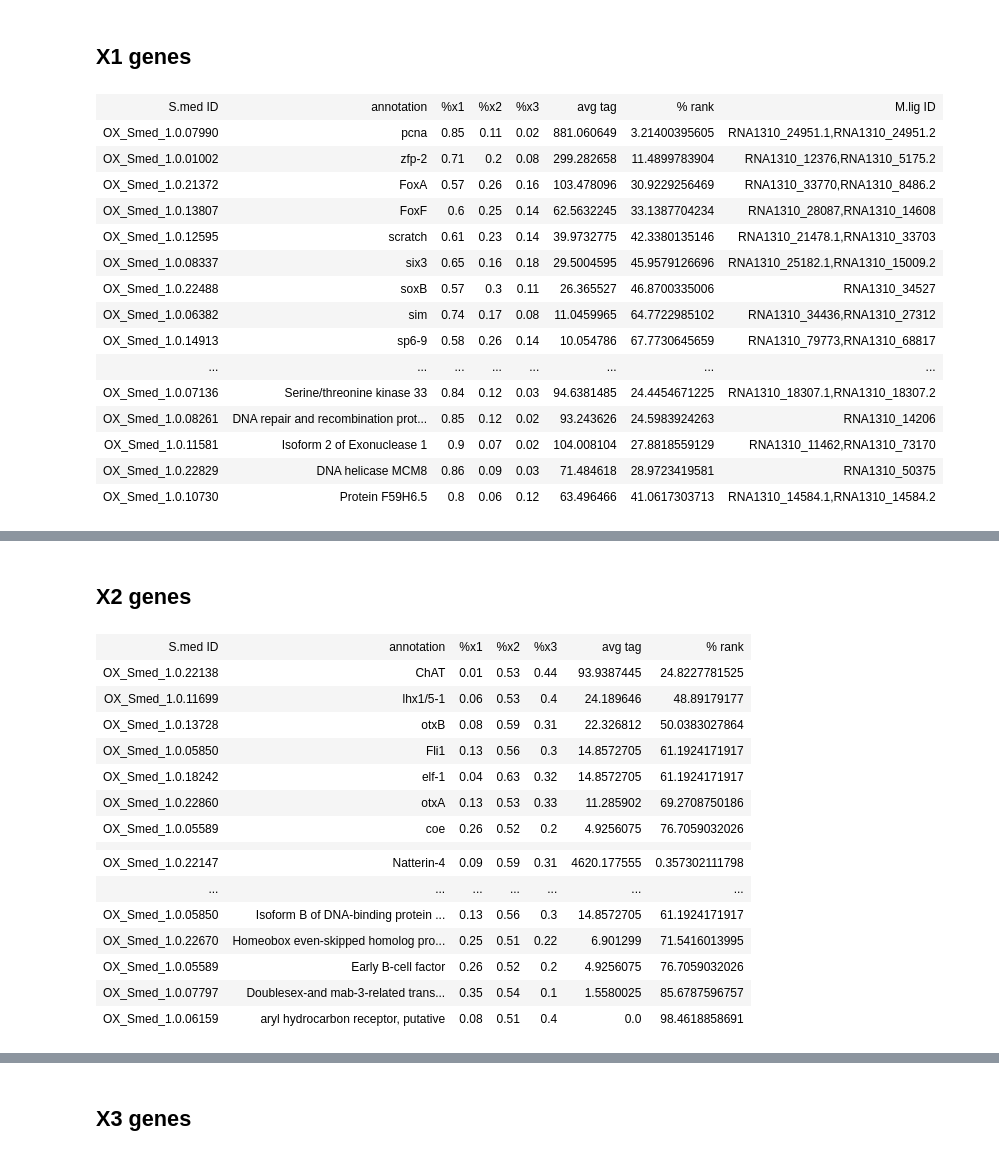
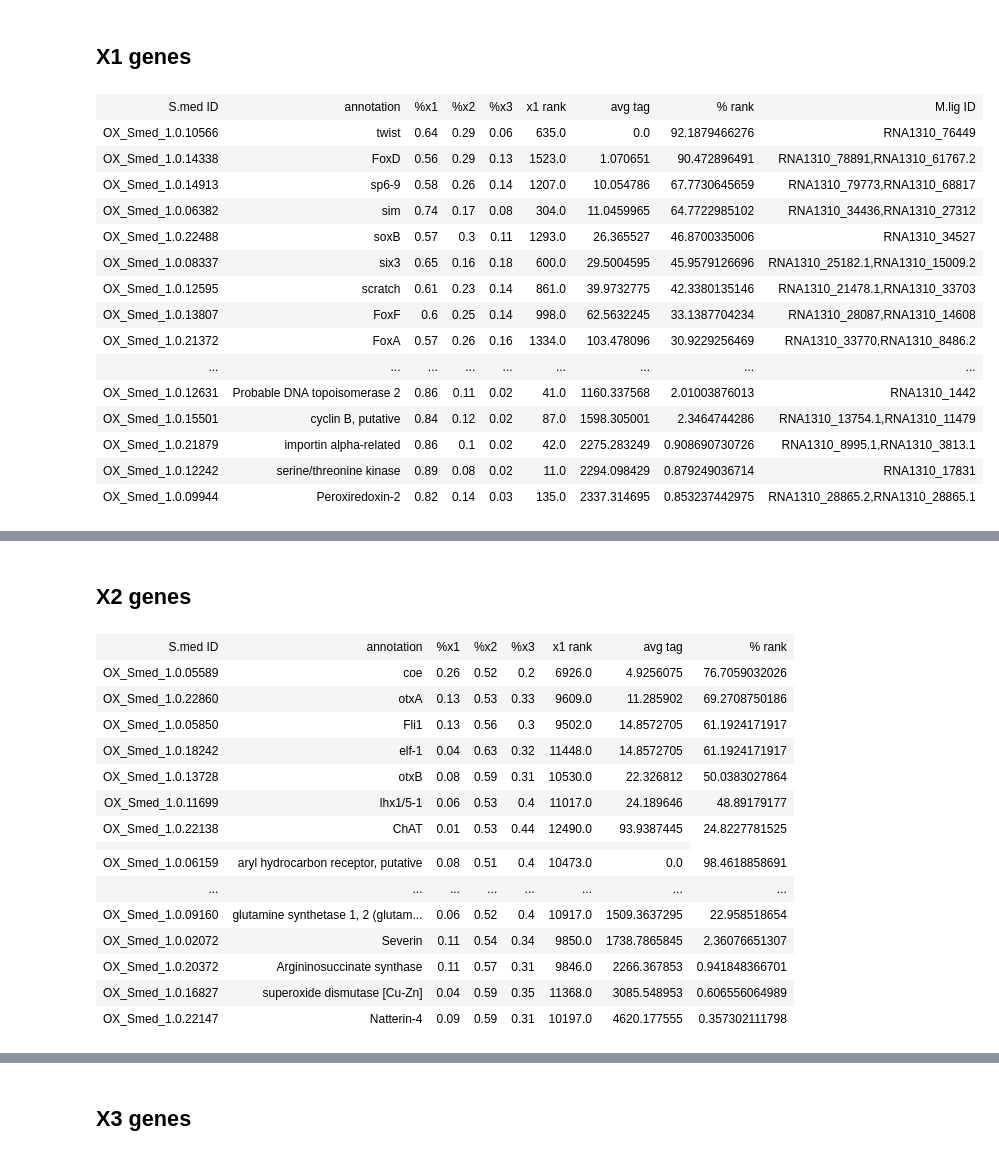
Before and after one commit to damiankao/mlig-regeneration-transcriptome, a Jupyter notebook: 000_smed-mlig-ortho.ipynb, the cells around one changed output, grey strips where cells are left out. Drawn from its saved outputs; the diff is of its cells as text; code cells hidden in the pictures.

```diff
--- a/000_smed-mlig-ortho.ipynb
+++ b/000_smed-mlig-ortho.ipynb
@@ -204,50 +206,52 @@ for tid, name in known.items():
             if tid in propTids:
                 row.append(prop[prop['tid'] == tid]['x1'].values[0])
                 row.append(prop[prop['tid'] == tid]['x2'].values[0])
                 row.append(prop[prop['tid'] == tid]['x3'].values[0])
+                row.append(prop[prop['tid'] == tid]['x1 rank'].values[0])
             row.extend(getCountStat(tid))
             row.append(','.join([x[0] for x in recip2hits[tid]]))
             x1Table.append(row)
 
 x1Table.sort(key = lambda x : x[6])
 
 x1Unknown = []
 count = 0
 for tid in x1Maj['tid']:
     if anno.has_key(tid) and recip2hits.has_key(tid) and tid in propTids:
         row = [tid,anno[tid][0][0]]
         row.append(prop[prop['tid'] == tid]['x1'].values[0])
         row.append(prop[prop['tid'] == tid]['x2'].values[0])
         row.append(prop[prop['tid'] == tid]['x3'].values[0])
+        row.append(prop[prop['tid'] == tid]['x1 rank'].values[0])
         row.extend(getCountStat(tid))
         row.append(','.join([x[0] for x in recip2hits[tid]]))
         x1Unknown.append(row)
         count += 1
     if count + len(x1Table) == 50:
         break
 
 x1Unknown.sort(key = lambda x : x[6])
 x1Table.append(['','','','','','',''])
 x1Table.extend(x1Unknown)
-x1Table.insert(0,['S.med ID','annotation','%x1','%x2','%x3','avg tag','% rank','M.lig ID'])
+x1Table.insert(0,['S.med ID','annotation','%x1','%x2','%x3','x1 rank','avg tag','% rank','M.lig ID'])
 x1Table
 # %% [output]
-| S.med ID | annotation | %x1 | %x2 | %x3 | avg tag | % rank | M.lig ID |
-| OX_Smed_1.0.07990 | pcna | 0.85 | 0.11 | 0.02 | 881.060649 | 3.21400395605 | RNA1310_24951.1,RNA1310_24951.2 |
-| OX_Smed_1.0.01002 | zfp-2 | 0.71 | 0.2 | 0.08 | 299.282658 | 11.4899783904 | RNA1310_12376,RNA1310_5175.2 |
-| OX_Smed_1.0.21372 | FoxA | 0.57 | 0.26 | 0.16 | 103.478096 | 30.9229256469 | RNA1310_33770,RNA1310_8486.2 |
-| OX_Smed_1.0.13807 | FoxF | 0.6 | 0.25 | 0.14 | 62.5632245 | 33.1387704234 | RNA1310_28087,RNA1310_14608 |
-| OX_Smed_1.0.12595 | scratch | 0.61 | 0.23 | 0.14 | 39.9732775 | 42.3380135146 | RNA1310_21478.1,RNA1310_33703 |
-| OX_Smed_1.0.08337 | six3 | 0.65 | 0.16 | 0.18 | 29.5004595 | 45.9579126696 | RNA1310_25182.1,RNA1310_15009.2 |
-| OX_Smed_1.0.22488 | soxB | 0.57 | 0.3 | 0.11 | 26.365527 | 46.8700335006 | RNA1310_34527 |
-| OX_Smed_1.0.06382 | sim | 0.74 | 0.17 | 0.08 | 11.0459965 | 64.7722985102 | RNA1310_34436,RNA1310_27312 |
-| OX_Smed_1.0.14913 | sp6-9 | 0.58 | 0.26 | 0.14 | 10.054786 | 67.7730645659 | RNA1310_79773,RNA1310_68817 |
-| ... | ... | ... | ... | ... | ... | ... | ... |
-| OX_Smed_1.0.07136 | Serine/threonine kinase 33 | 0.84 | 0.12 | 0.03 | 94.6381485 | 24.4454671225 | RNA1310_18307.1,RNA1310_18307.2 |
-| OX_Smed_1.0.08261 | DNA repair and recombination prot... | 0.85 | 0.12 | 0.02 | 93.243626 | 24.5983924263 | RNA1310_14206 |
-| OX_Smed_1.0.11581 | Isoform 2 of Exonuclease 1 | 0.9 | 0.07 | 0.02 | 104.008104 | 27.8818559129 | RNA1310_11462,RNA1310_73170 |
-| OX_Smed_1.0.22829 | DNA helicase MCM8 | 0.86 | 0.09 | 0.03 | 71.484618 | 28.9723419581 | RNA1310_50375 |
-| OX_Smed_1.0.10730 | Protein F59H6.5 | 0.8 | 0.06 | 0.12 | 63.496466 | 41.0617303713 | RNA1310_14584.1,RNA1310_14584.2 |
+| S.med ID | annotation | %x1 | %x2 | %x3 | x1 rank | avg tag | % rank | M.lig ID |
+| OX_Smed_1.0.10566 | twist | 0.64 | 0.29 | 0.06 | 635.0 | 0.0 | 92.1879466276 | RNA1310_76449 |
+| OX_Smed_1.0.14338 | FoxD | 0.56 | 0.29 | 0.13 | 1523.0 | 1.070651 | 90.472896491 | RNA1310_78891,RNA1310_61767.2 |
+| OX_Smed_1.0.14913 | sp6-9 | 0.58 | 0.26 | 0.14 | 1207.0 | 10.054786 | 67.7730645659 | RNA1310_79773,RNA1310_68817 |
+| OX_Smed_1.0.06382 | sim | 0.74 | 0.17 | 0.08 | 304.0 | 11.0459965 | 64.7722985102 | RNA1310_34436,RNA1310_27312 |
+| OX_Smed_1.0.22488 | soxB | 0.57 | 0.3 | 0.11 | 1293.0 | 26.365527 | 46.8700335006 | RNA1310_34527 |
+| OX_Smed_1.0.08337 | six3 | 0.65 | 0.16 | 0.18 | 600.0 | 29.5004595 | 45.9579126696 | RNA1310_25182.1,RNA1310_15009.2 |
+| OX_Smed_1.0.12595 | scratch | 0.61 | 0.23 | 0.14 | 861.0 | 39.9732775 | 42.3380135146 | RNA1310_21478.1,RNA1310_33703 |
+| OX_Smed_1.0.13807 | FoxF | 0.6 | 0.25 | 0.14 | 998.0 | 62.5632245 | 33.1387704234 | RNA1310_28087,RNA1310_14608 |
+| OX_Smed_1.0.21372 | FoxA | 0.57 | 0.26 | 0.16 | 1334.0 | 103.478096 | 30.9229256469 | RNA1310_33770,RNA1310_8486.2 |
+| ... | ... | ... | ... | ... | ... | ... | ... | ... |
+| OX_Smed_1.0.12631 | Probable DNA topoisomerase 2 | 0.86 | 0.11 | 0.02 | 41.0 | 1160.337568 | 2.01003876013 | RNA1310_1442 |
+| OX_Smed_1.0.15501 | cyclin B, putative | 0.84 | 0.12 | 0.02 | 87.0 | 1598.305001 | 2.3464744286 | RNA1310_13754.1,RNA1310_11479 |
+| OX_Smed_1.0.21879 | importin alpha-related | 0.86 | 0.1 | 0.02 | 42.0 | 2275.283249 | 0.908690730726 | RNA1310_8995.1,RNA1310_3813.1 |
+| OX_Smed_1.0.12242 | serine/threonine kinase | 0.89 | 0.08 | 0.02 | 11.0 | 2294.098429 | 0.879249036714 | RNA1310_17831 |
+| OX_Smed_1.0.09944 | Peroxiredoxin-2 | 0.82 | 0.14 | 0.03 | 135.0 | 2337.314695 | 0.853237442975 | RNA1310_28865.2,RNA1310_28865.1 |
 # %%
 HTML(textarea('x1 list','\n'.join(['\t'.join([str(x) for x in line]) for line in x1Table])))
 # %% [output]
@@ -264,6 +268,7 @@ for tid, name in known.items():
                 row.append(prop[prop['tid'] == tid]['x1'].values[0])
                 row.append(prop[prop['tid'] == tid]['x2'].values[0])
                 row.append(prop[prop['tid'] == tid]['x3'].values[0])
+                row.append(prop[prop['tid'] == tid]['x1 rank'].values[0])
             row.extend(getCountStat(tid))
             x2Table.append(row)
 
@@ -277,6 +282,7 @@ for tid in x2Maj['tid']:
         row.append(prop[prop['tid'] == tid]['x1'].values[0])
         row.append(prop[prop['tid'] == tid]['x2'].values[0])
         row.append(prop[prop['tid'] == tid]['x3'].values[0])
+        row.append(prop[prop['tid'] == tid]['x1 rank'].values[0])
         row.extend(getCountStat(tid))
         x2Unknown.append(row)
         count += 1
@@ -286,25 +292,25 @@ for tid in x2Maj['tid']:
 x2Unknown.sort(key = lambda x : x[6])
 x2Table.append(['','','','','','',''])
 x2Table.extend(x2Unknown)
-x2Table.insert(0,['S.med ID','annotation','%x1','%x2','%x3','avg tag','% rank'])
+x2Table.insert(0,['S.med ID','annotation','%x1','%x2','%x3','x1 rank','avg tag','% rank'])
 x2Table
 # %% [output]
-| S.med ID | annotation | %x1 | %x2 | %x3 | avg tag | % rank |
-| OX_Smed_1.0.22138 | ChAT | 0.01 | 0.53 | 0.44 | 93.9387445 | 24.8227781525 |
-| OX_Smed_1.0.11699 | lhx1/5-1 | 0.06 | 0.53 | 0.4 | 24.189646 | 48.89179177 |
-| OX_Smed_1.0.13728 | otxB | 0.08 | 0.59 | 0.31 | 22.326812 | 50.0383027864 |
-| OX_Smed_1.0.05850 | Fli1 | 0.13 | 0.56 | 0.3 | 14.8572705 | 61.1924171917 |
-| OX_Smed_1.0.18242 | elf-1 | 0.04 | 0.63 | 0.32 | 14.8572705 | 61.1924171917 |
-| OX_Smed_1.0.22860 | otxA | 0.13 | 0.53 | 0.33 | 11.285902 | 69.2708750186 |
-| OX_Smed_1.0.05589 | coe | 0.26 | 0.52 | 0.2 | 4.9256075 | 76.7059032026 |
+| S.med ID | annotation | %x1 | %x2 | %x3 | x1 rank | avg tag | % rank |
+| OX_Smed_1.0.05589 | coe | 0.26 | 0.52 | 0.2 | 6926.0 | 4.9256075 | 76.7059032026 |
+| OX_Smed_1.0.22860 | otxA | 0.13 | 0.53 | 0.33 | 9609.0 | 11.285902 | 69.2708750186 |
+| OX_Smed_1.0.05850 | Fli1 | 0.13 | 0.56 | 0.3 | 9502.0 | 14.8572705 | 61.1924171917 |
+| OX_Smed_1.0.18242 | elf-1 | 0.04 | 0.63 | 0.32 | 11448.0 | 14.8572705 | 61.1924171917 |
+| OX_Smed_1.0.13728 | otxB | 0.08 | 0.59 | 0.31 | 10530.0 | 22.326812 | 50.0383027864 |
+| OX_Smed_1.0.11699 | lhx1/5-1 | 0.06 | 0.53 | 0.4 | 11017.0 | 24.189646 | 48.89179177 |
+| OX_Smed_1.0.22138 | ChAT | 0.01 | 0.53 | 0.44 | 12490.0 | 93.9387445 | 24.8227781525 |
 |  |  |  |  |  |  |  |
-| OX_Smed_1.0.22147 | Natterin-4 | 0.09 | 0.59 | 0.31 | 4620.177555 | 0.357302111798 |
-| ... | ... | ... | ... | ... | ... | ... |
-| OX_Smed_1.0.05850 | Isoform B of DNA-binding protein ... | 0.13 | 0.56 | 0.3 | 14.8572705 | 61.1924171917 |
-| OX_Smed_1.0.22670 | Homeobox even-skipped homolog pro... | 0.25 | 0.51 | 0.22 | 6.901299 | 71.5416013995 |
-| OX_Smed_1.0.05589 | Early B-cell factor | 0.26 | 0.52 | 0.2 | 4.9256075 | 76.7059032026 |
-| OX_Smed_1.0.07797 | Doublesex-and mab-3-related trans... | 0.35 | 0.54 | 0.1 | 1.5580025 | 85.6787596757 |
-| OX_Smed_1.0.06159 | aryl hydrocarbon receptor, putative | 0.08 | 0.51 | 0.4 | 0.0 | 98.4618858691 |
+| OX_Smed_1.0.06159 | aryl hydrocarbon receptor, putative | 0.08 | 0.51 | 0.4 | 10473.0 | 0.0 | 98.4618858691 |
+| ... | ... | ... | ... | ... | ... | ... | ... |
+| OX_Smed_1.0.09160 | glutamine synthetase 1, 2 (glutam... | 0.06 | 0.52 | 0.4 | 10917.0 | 1509.3637295 | 22.958518654 |
+| OX_Smed_1.0.02072 | Severin | 0.11 | 0.54 | 0.34 | 9850.0 | 1738.7865845 | 2.36076651307 |
+| OX_Smed_1.0.20372 | Argininosuccinate synthase | 0.11 | 0.57 | 0.31 | 9846.0 | 2266.367853 | 0.941848366701 |
+| OX_Smed_1.0.16827 | superoxide dismutase [Cu-Zn] | 0.04 | 0.59 | 0.35 | 11368.0 | 3085.548953 | 0.606556064989 |
+| OX_Smed_1.0.22147 | Natterin-4 | 0.09 | 0.59 | 0.31 | 10197.0 | 4620.177555 | 0.357302111798 |
 # %%
 HTML(textarea('x2 list','\n'.join(['\t'.join([str(x) for x in line]) for line in x2Table])))
 # %% [output]
```
Also changed, not shown: parts of 3 cells of this notebook.
